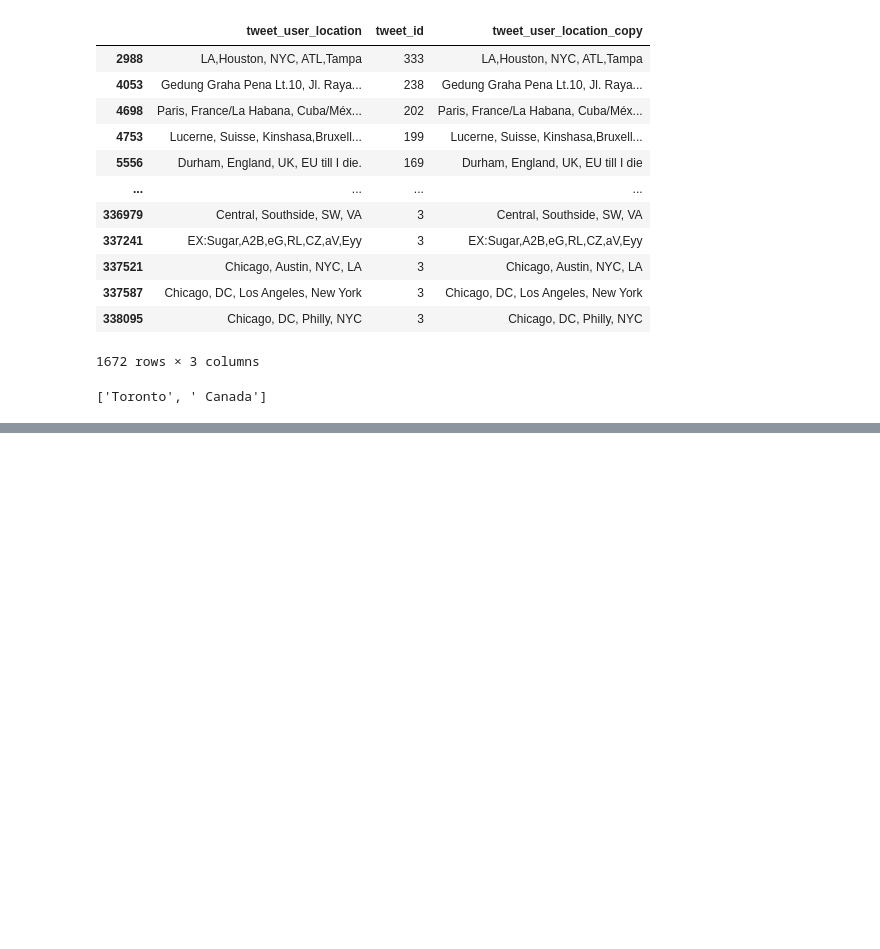
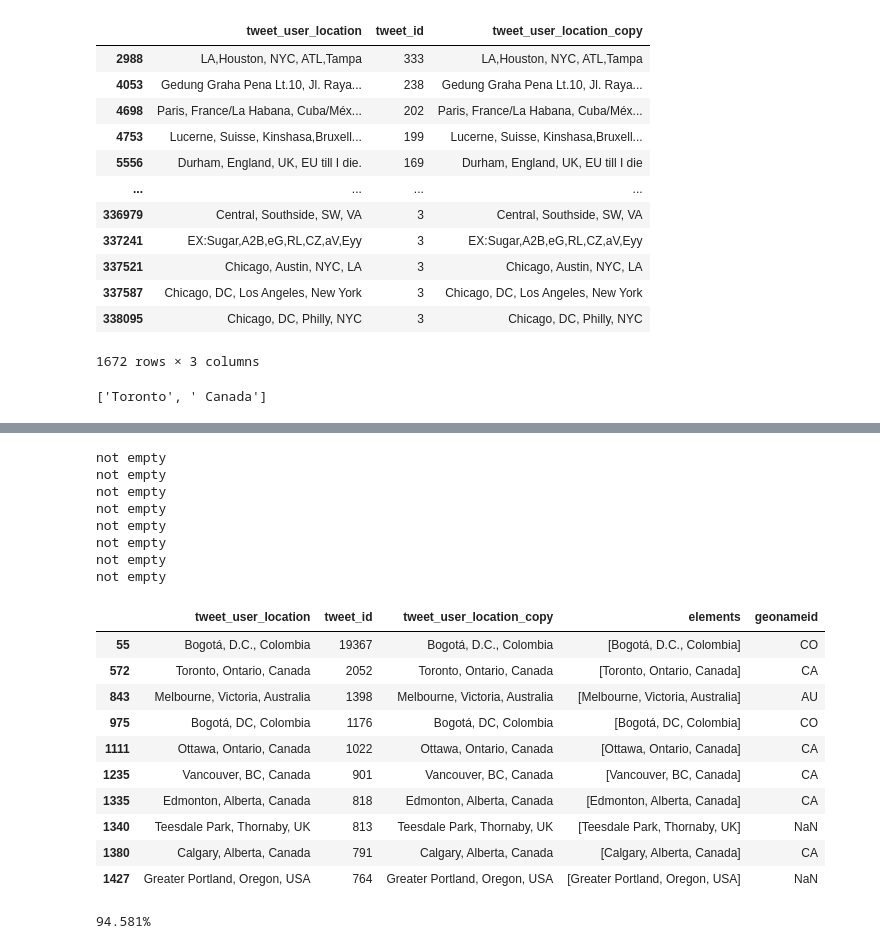
Before and after one commit to chumlab/covid19project, a Jupyter notebook: experimentation.ipynb, the cells around one changed output, grey strips where cells are left out. Saved outputs shown, nothing was run; the diff lists cells and outputs as text; code cells hidden in the pictures; blank space fills up the shorter version.

```diff
--- a/experimentation.ipynb
+++ b/experimentation.ipynb
@@ -307,0 +278,10 @@ pd.concat([test_df, test_df.tweet_user_location_copy.apply(lambda s: pd.Series(n
+# %%
+num_parts = 3
+
+# https://stackoverflow.com/a/16242202
+#test_df.tweet_user_location_copy.apply(lambda s: pd.Series(parts_dict(num_parts, s)))
+#test_df = pd.concat([test_df, test_df.tweet_user_location_copy.apply(lambda s: pd.Series(parts_dict(num_parts, s)))], axis=1)
+
+test_df['elements'] = test_df['tweet_user_location_copy'].map(lambda row: split_fixed_parts(num_parts, row))
+test_df['elements'] = test_df['elements'].map(lambda x: [i.strip() for i in x])
+test_df
@@ -307,0 +354,28 @@ pd.concat([test_df, test_df.tweet_user_location_copy.apply(lambda s: pd.Series(n
+# %%
+test_df['geonameid'] = np.nan
+test_df['geonameid'] = test_df['elements'].map(lambda elements: infer_geonameid(elements))
+test_df
+# %% [output]
+not empty
+not empty
+not empty
+not empty
+not empty
+not empty
+not empty
+not empty
+|  | tweet_user_location | tweet_id | tweet_user_location_copy | elements | geonameid |
+| 55 | Bogotá, D.C., Colombia | 19367 | Bogotá, D.C., Colombia | [Bogotá, D.C., Colombia] | CO |
+| 572 | Toronto, Ontario, Canada | 2052 | Toronto, Ontario, Canada | [Toronto, Ontario, Canada] | CA |
+| 843 | Melbourne, Victoria, Australia | 1398 | Melbourne, Victoria, Australia | [Melbourne, Victoria, Australia] | AU |
+| 975 | Bogotá, DC, Colombia | 1176 | Bogotá, DC, Colombia | [Bogotá, DC, Colombia] | CO |
+| 1111 | Ottawa, Ontario, Canada | 1022 | Ottawa, Ontario, Canada | [Ottawa, Ontario, Canada] | CA |
+| 1235 | Vancouver, BC, Canada | 901 | Vancouver, BC, Canada | [Vancouver, BC, Canada] | CA |
+| 1335 | Edmonton, Alberta, Canada | 818 | Edmonton, Alberta, Canada | [Edmonton, Alberta, Canada] | CA |
+| 1340 | Teesdale Park, Thornaby, UK | 813 | Teesdale Park, Thornaby, UK | [Teesdale Park, Thornaby, UK] | NaN |
+| 1380 | Calgary, Alberta, Canada | 791 | Calgary, Alberta, Canada | [Calgary, Alberta, Canada] | CA |
+| 1427 | Greater Portland, Oregon, USA | 764 | Greater Portland, Oregon, USA | [Greater Portland, Oregon, USA] | NaN |
+# %%
+print_geonameid_completeness(test_df)
+# %% [output]
+94.581%
```
Also changed, not shown: parts of 7 cells of this notebook.
